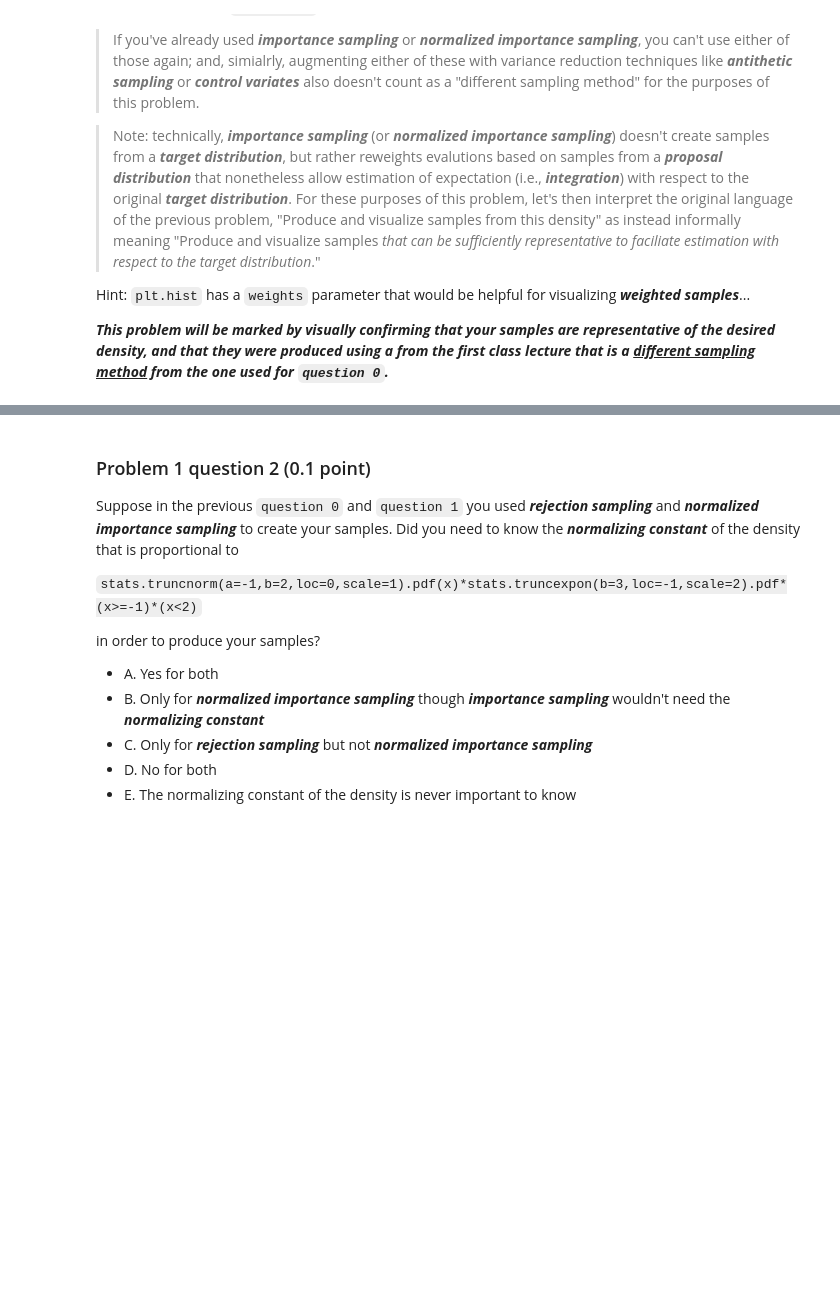
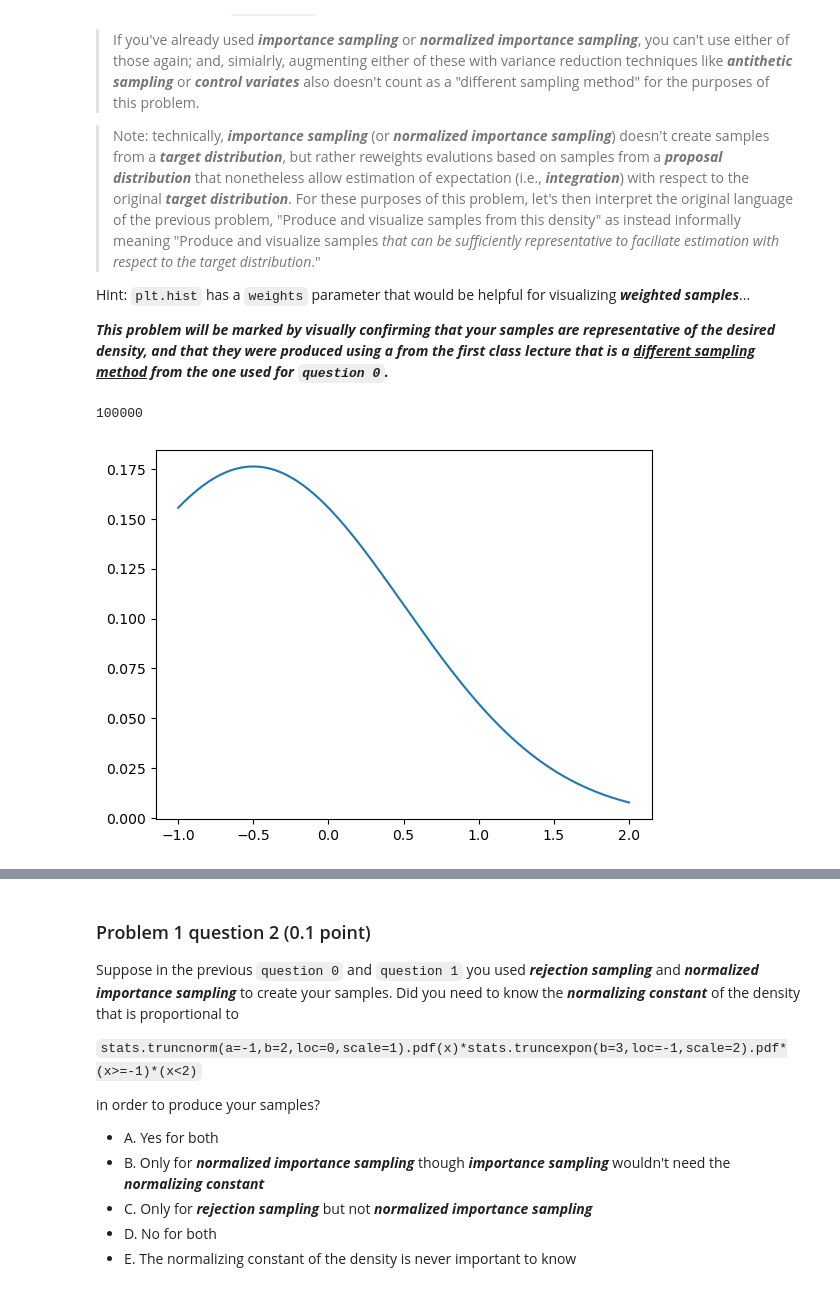
Before and after one commit to pointOfive/STA410_W24_StatisticalComputation, a Jupyter notebook: Week2/STA410_W24_Week2_Homework_EstimationViaSampling.ipynb, the cells around one changed output, grey strips where cells are left out. Saved outputs shown, nothing was run; the diff lists cells and outputs as text; code cells hidden in the pictures; blank space fills up the shorter version.

```diff
--- a/Week2/STA410_W24_Week2_Homework_EstimationViaSampling.ipynb
+++ b/Week2/STA410_W24_Week2_Homework_EstimationViaSampling.ipynb
@@ -146,10 +167,22 @@ Hint: `plt.hist` has a `weights` parameter that would be helpful for visualizing
 
 ***This problem will be marked by visually confirming that your samples are representative of the desired density, and that they were produced using a from the first class lecture that is a <u>different sampling method</u> from the one used for `question 0`.***
 # %%
-n = 100000
+n = 100000 # add zero
+support = np.linspace(-1,2,n)
+plt.plot(support, pdf1(support)*pdf2(support))
+# the importance sampling distribution tilde_p(tilde_x)
+tilde_X = stats.uniform(-1, 3)
+tilde_x = tilde_X.rvs(size=n)
+
+w = (pdf1(tilde_x)*pdf2(tilde_x))/(tilde_X.pdf(tilde_x) + + 1e-10)
+w = w/(w.sum() + 1e-10)
 
 # create x_sample_v2
-# len(x_sample_v2) may not be the same as n (why?); and, x_sample itself may not be the only
+x_sample_v2 = tilde_x*w
+len(x_sample_v2) # may not be the same as n (why?); and, x_sample itself may not be the only
 # piece of information required to make x_sample be a representative sample of f(x) (why?)
+# %% [output]
+100000
+[figure, added]
 # %%
 # add "hist" "pdf1*pdf2" and "KDE" plots
```
Also changed, not shown: parts of 21 cells of this notebook.
